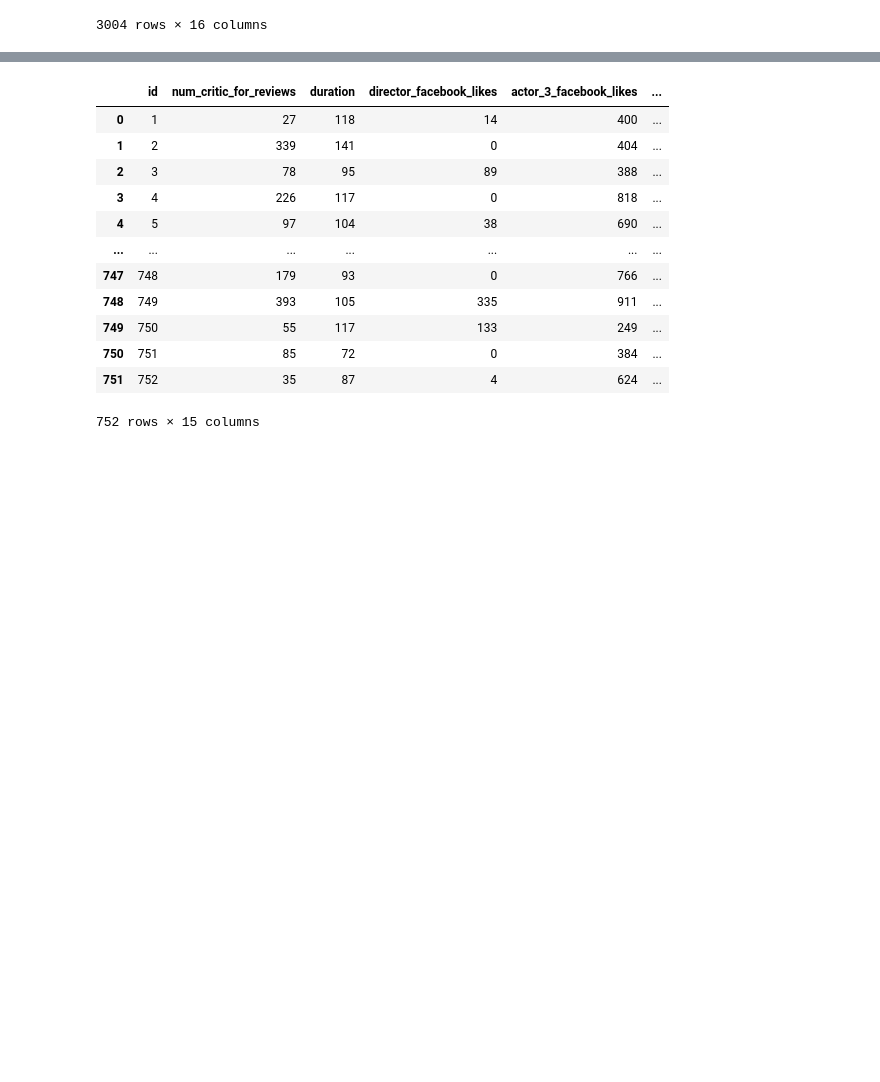
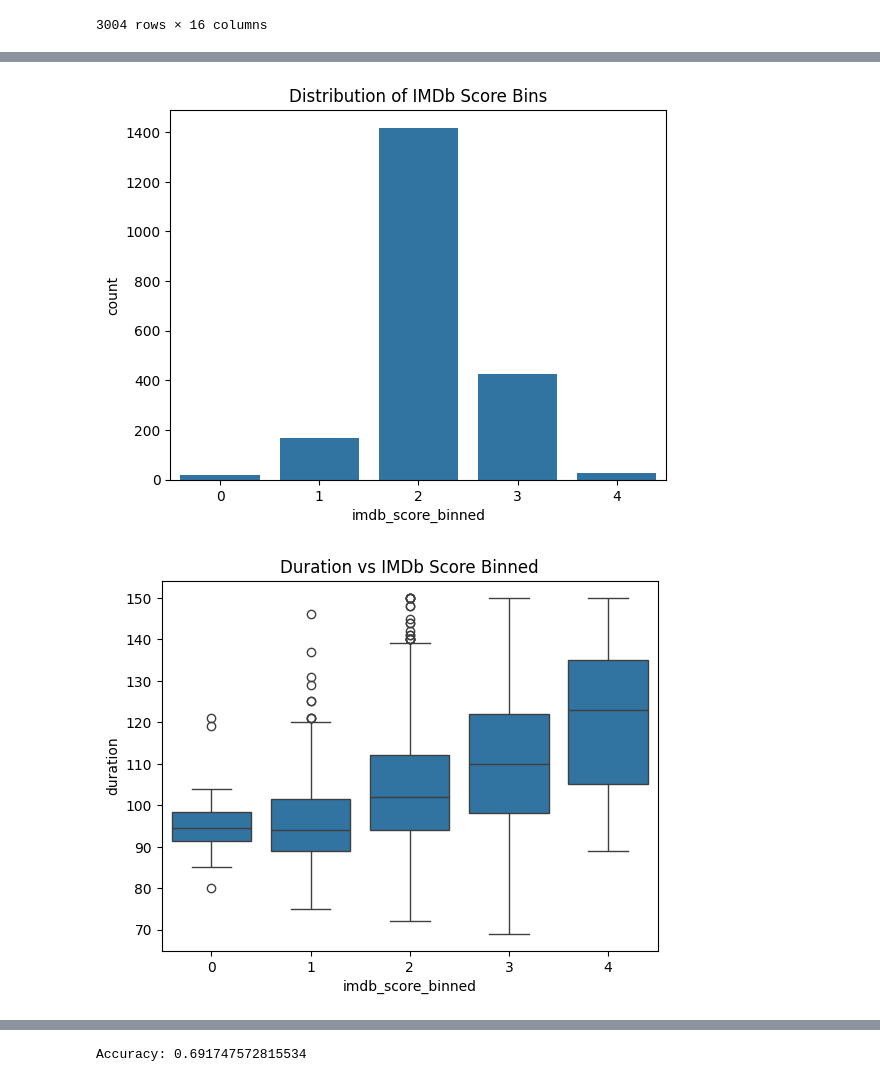
Before and after one commit to jennymai10/movie-rating-prediction, a Jupyter notebook: explore.ipynb, the cells around one changed output, grey strips where cells are left out. Cells and saved outputs as stored; diff of their text form; code cells hidden in the pictures; blank space fills up the shorter version.

```diff
--- a/explore.ipynb
+++ b/explore.ipynb
@@ -53,0 +87,8 @@ df
+# %%
+# Calculate Z-scores
+z_scores = np.abs(stats.zscore(df_23))
+
+# Identify outliers (Z-score > 2)
+outliers = df_23[z_scores > 2]
+outliers.dropna(how='all', inplace=True)
+outliers
@@ -53,0 +109,3 @@ df
+# %%
+df_23.drop(outliers.index, inplace=True)
+df_23
@@ -53,0 +130,9 @@ df
+# %%
+# Calculate Z-scores
+z_scores = np.abs(stats.zscore(df_014))
+
+# Identify outliers (Z-score > 2)
+outliers = df_014[z_scores > 1.5]
+outliers.dropna(how='all', inplace=True)
+df_014.drop(outliers.index, inplace=True)
+df_014
@@ -53,0 +157,26 @@ df
+# %%
+df = pd.concat([df_23, df_014]).sample(frac=1).reset_index(drop=True)
+# %%
+# Histogram of IMDb score binned
+sns.countplot(x='imdb_score_binned', data=df)
+plt.title('Distribution of IMDb Score Bins')
+plt.show()
+
+# Box plot of duration vs IMDb score binned
+sns.boxplot(x='imdb_score_binned', y='duration', data=df)
+plt.title('Duration vs IMDb Score Binned')
+plt.show()
+
+# Violin plot of gross vs IMDb score binned
+sns.boxplot(x='imdb_score_binned', y='gross', data=df)
+plt.title('Gross vs IMDb Score Binned')
+plt.show()
+
+# Heatmap of correlations
+correlation_matrix = df.corr()
+sns.heatmap(correlation_matrix, annot=True, cmap='coolwarm')
+plt.title('Correlation Matrix')
+plt.show()
+# %% [output]
+[figure, added]
+[figure, added]
@@ -62,23 +193,7 @@ title_features = np.load('features_fasttext/test_fasttext_title_embeddings.npy')
 
 # test_df = pd.concat((test_df, pd.DataFrame(actor1_features), pd.DataFrame(actor2_features), pd.DataFrame(director_features), pd.DataFrame(plot_features), pd.DataFrame(title_features)), axis=1)
 test_df.columns = test_df.columns.astype(str)
-test_df = test_df.drop(['director_name', 'genres', 'actor_1_name', 'actor_2_name', 'plot_keywords', 'movie_title', 'actor_3_name', 'language', 'country', 'content_rating', 'title_embedding'], axis=1)
-
-test_df
+test_df = test_df.drop(['director_name', 'genres', 'actor_1_name', 'actor_2_name', 'plot_keywords', 'movie_title', 'actor_3_name', 'language', 'country', 'content_rating', 'title_embedding', 'actor_1_facebook_likes'], axis=1)
-# %% [output]
-|  | id | num_critic_for_reviews | duration | director_facebook_likes | actor_3_facebook_likes | ... |
-| 0 | 1 | 27 | 118 | 14 | 400 | ... |
-| 1 | 2 | 339 | 141 | 0 | 404 | ... |
-| 2 | 3 | 78 | 95 | 89 | 388 | ... |
-| 3 | 4 | 226 | 117 | 0 | 818 | ... |
-| 4 | 5 | 97 | 104 | 38 | 690 | ... |
-| ... | ... | ... | ... | ... | ... | ... |
-| 747 | 748 | 179 | 93 | 0 | 766 | ... |
-| 748 | 749 | 393 | 105 | 335 | 911 | ... |
-| 749 | 750 | 55 | 117 | 133 | 249 | ... |
-| 750 | 751 | 85 | 72 | 0 | 384 | ... |
-| 751 | 752 | 35 | 87 | 4 | 624 | ... |
-752 rows × 15 columns
 # %%
 # from sklearn.preprocessing import StandardScaler
 
@@ -99,6 +221,22 @@ scaler = MinMaxScaler()
 X_train = scaler.fit_transform(X_train)
 X_test = scaler.transform(X_test)
 X_test_scaled = scaler.transform(test_df)
+# %%
+from sklearn.linear_model import SGDClassifier
+
+# Initialize the SGD Classifier with L1 regularization
+sgd = SGDClassifier(loss='log_loss', penalty='l1', max_iter=1000, random_state=1003)
+
+# Train the model on the training data
+sgd.fit(X_train, y_train)
+
+# Make predictions on the test data
+y_pred = sgd.predict(X_test)
+
+# Evaluate the model
+print("Accuracy:", accuracy_score(y_test, y_pred))
+# %% [output]
+Accuracy: 0.691747572815534
 # %%
 # Initialize the Random Forest Classifier
 rf = RandomForestClassifier(
```
Also changed, not shown: parts of 27 cells of this notebook, 2 other files.
